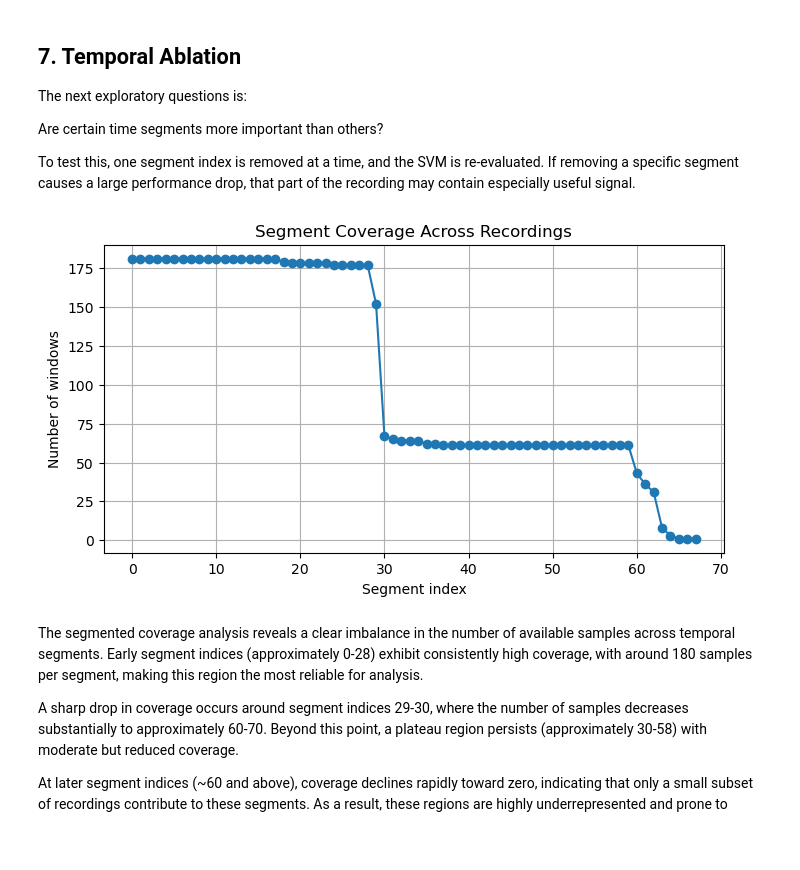
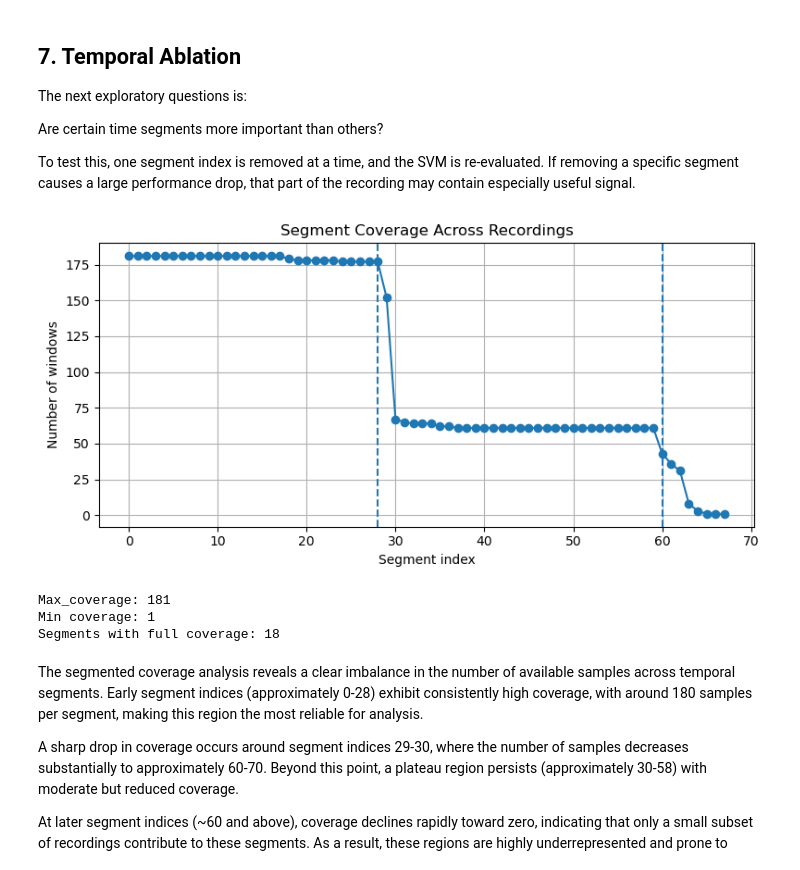
Before and after one commit to BJAngulo/MSSE-277b-final-project-, a Jupyter notebook: notebooks/Raw EEG.ipynb, the cells around one changed output. Saved outputs shown, nothing was run; the diff lists cells and outputs as text; code cells hidden in the pictures; blank space fills up the shorter version.

```diff
--- a/notebooks/Raw EEG.ipynb
+++ b/notebooks/Raw EEG.ipynb
@@ -61,7 +66,7 @@ COMMON_CHANNELS = [
 # Frequency bands used for Welch band-power features
 BANDS = {
     'delta': (1,4),
-    'theta': (4,3),
+    'theta': (4,8),
     'alpha': (8,13),
     'beta': (13,30)
 }
@@ -362,13 +390,13 @@ For each EEG segment, Welch's method estimates power spectral density from 1-30
 
 Band-power features are normalized by total power to reduce differences caused by overall signal amplitude.
 # %%
-def extract_band_power_from_array(epoch_data, sfreq):
+def extract_band_power_from_array(epoch_data, sfreq, bands=BANDS):
     """
     Extract relative Welch band-power features from one EEG window.
 
     Parameters
     ---------
-    epoch_data: np.darray
+    epoch_data: np.ndarray
         Shape: (n_channels, n_timepoints)
     sfreq: float
         Sampling frequency.
@@ -380,14 +408,6 @@ def extract_band_power_from_array(epoch_data, sfreq):
     np.ndarray
       Flatten feature vector with shape (n_channels * n_bands).
     """
-
-    bands = {
-        "delta": (1, 4),     # deep sleep
-        "theta": (4, 8),     # drowsiness
-        "alpha": (8, 13),    # relaxed
-        "beta":  (13, 30)    # active thinking
-    }
-
     all_features = []
 
     for ch in epoch_data:
@@ -441,6 +461,7 @@ def build_segmented_dataset(metadata_df, common_channels, window_sec):
     groups_segments = []
     condition_segments = []
     recording_segments = []
+    recording_ids = []
     segmented_indices = []
 
     for _, row in metadata_df.iterrows():
@@ -466,6 +487,7 @@ def build_segmented_dataset(metadata_df, common_channels, window_sec):
             groups_segments.append(row["patient_id"])
             condition_segments.append(row["condition"])
             recording_segments.append(f"{row['recording_id']}_seg{i}")
+            recording_ids.append(row["recording_id"])
             segmented_indices.append(i)
 
     X_segments = np.vstack(X_segments)
@@ -473,6 +495,7 @@ def build_segmented_dataset(metadata_df, common_channels, window_sec):
     groups_segments = np.array(groups_segments)
 
     segmented_df = pd.DataFrame({
+        "recording_id": recording_ids,
         "recording_segment": recording_segments,
         "patient_id": groups_segments,
         "label": y_segments,
@@ -494,7 +517,7 @@ def save_segmented_data(X, y, groups, seg_df, window_sec, save_dir=SEGMENTED_DAT
     seg_df.to_csv(save_dir / f"seg_df_{suffix}.csv", index=False)
 
 def load_segmented_data(window_sec, save_dir=SEGMENTED_DATA_DIR):
-    """ Load segmented arrys and metadata from disk."""
+    """ Load segmented arrays and metadata from disk."""
     suffix = f"{int(window_sec)}sec"
 
     X = np.load(save_dir /  f"X_seg_{suffix}.npy")
@@ -511,7 +534,7 @@ def get_or_build_segmented_data(metadata_df, common_channels, window_sec, save_d
     X_path = save_dir / f"X_seg_{suffix}.npy"
 
     if X_path.exists():
-        print(f"loading cached data for {window_sec}s...")
+        print(f"Loading cached data for {window_sec}s...")
         return load_segmented_data(window_sec, save_dir=save_dir)
 
     print(f"Building segmented data for {window_sec}s...")
@@ -653,15 +701,29 @@ To test this, one segment index is removed at a time, and the SVM is re-evaluate
 # %%
 segment_counts = seg_df_10["segment_idx"].value_counts().sort_index()
 
 plt.figure(figsize=(8,4))
 segment_counts.plot(marker="o")
+
 plt.xlabel("Segment index")
 plt.ylabel("Number of windows")
 plt.title("Segment Coverage Across Recordings")
+
+# Key visual guides
+plt.axvline(28, linestyle="--")     # stable region cutoff
+plt.axvline(60, linestyle="--")     # collapse region start
+
 plt.grid(True)
+plt.tight_layout()
 plt.show()
+
+print("Max_coverage:", segment_counts.max())
+print("Min coverage:", segment_counts.min())
+print("Segments with full coverage:", (segment_counts == segment_counts.max()).sum())
 # %% [output]
-[figure, old version]
+[figure, new version]
+Max_coverage: 181
+Min coverage: 1
+Segments with full coverage: 18
 # %% [markdown]
 The segmented coverage analysis reveals a clear imbalance in the number of available samples across temporal segments. Early segment indices (approximately 0-28) exhibit consistently high coverage, with around 180 samples per segment, making this region the most reliable for analysis.
 
```
Also changed, not shown: parts of 71 cells of this notebook, 56 other files.
